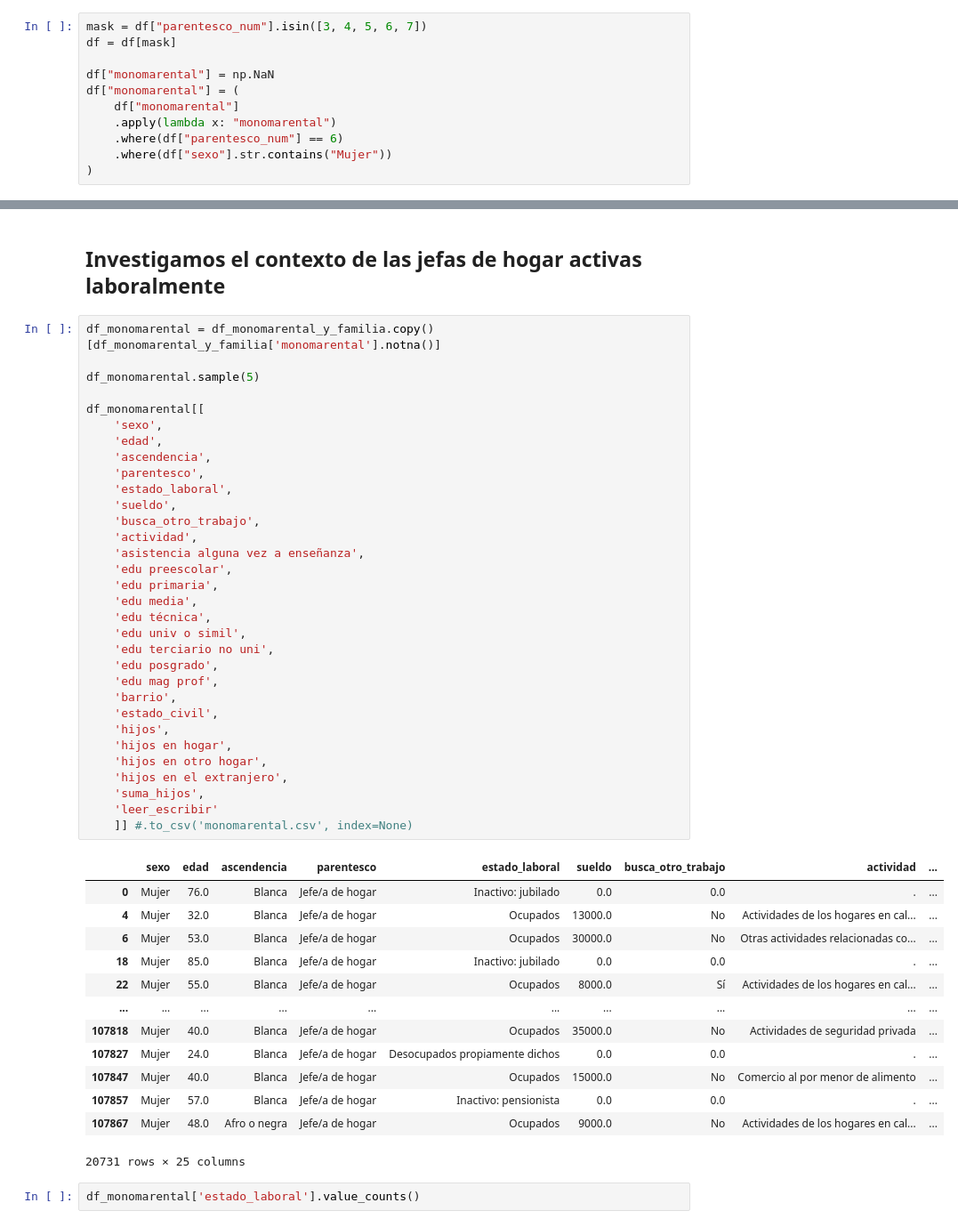
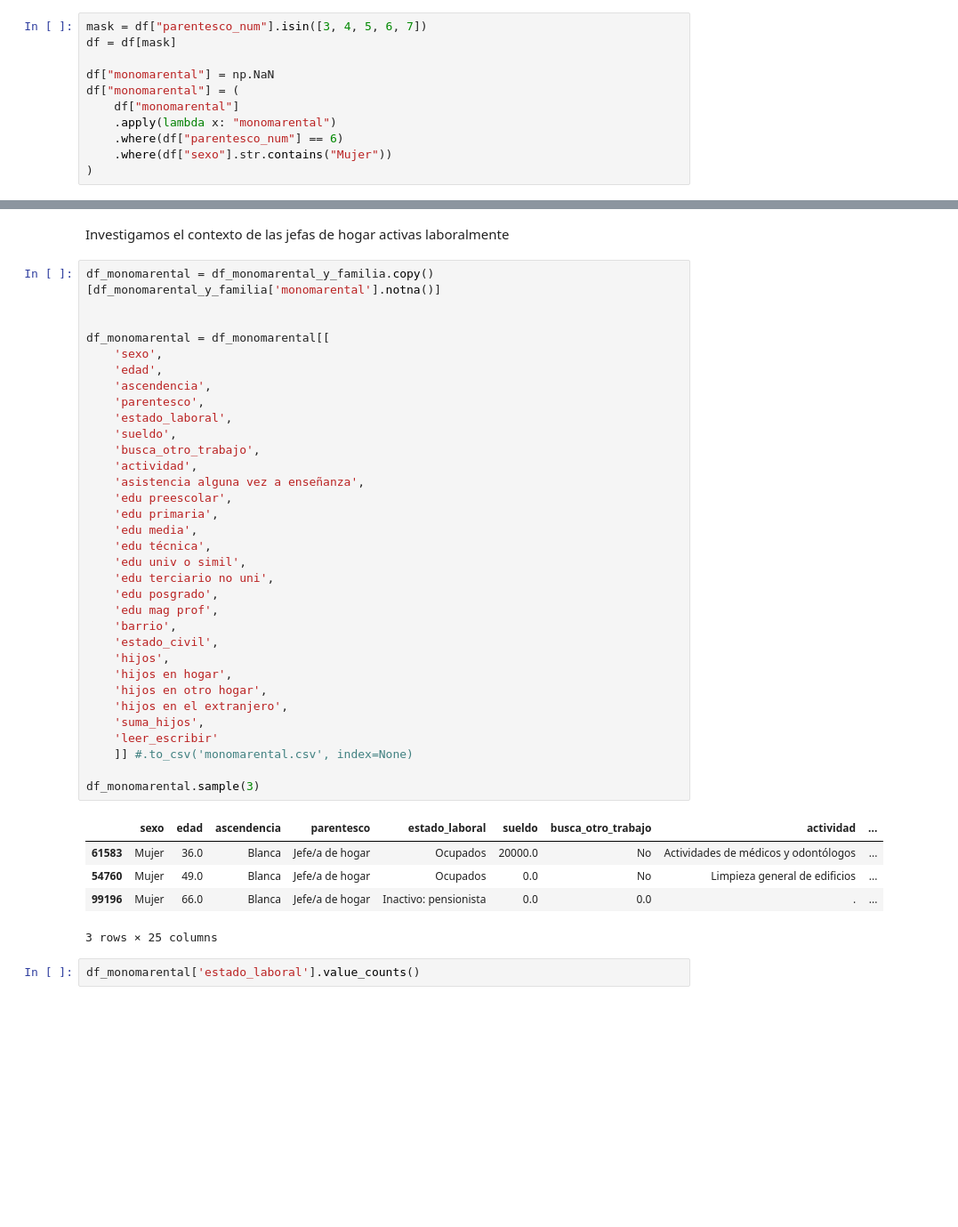
Before and after one commit to anicolon/coder_proyecto, a Jupyter notebook: ECH_2019/primera_entrega_wrangling.ipynb, the cells around one changed output, grey strips where cells are left out. Shown at 89% size. Saved outputs shown, nothing was run; the diff lists cells and outputs as text; blank space fills up the shorter version.

```diff
--- a/ECH_2019/primera_entrega_wrangling.ipynb
+++ b/ECH_2019/primera_entrega_wrangling.ipynb
@@ -343,52 +343,45 @@ df_monomarental_y_familia.sample(5)
 5 rows × 32 columns
 # %% [markdown]
-## Investigamos el contexto de las jefas de hogar activas laboralmente
+Investigamos el contexto de las jefas de hogar activas laboralmente
 # %%
 df_monomarental = df_monomarental_y_familia.copy()[df_monomarental_y_familia['monomarental'].notna()]
 
-df_monomarental.sample(5)
 
-df_monomarental[[
+df_monomarental = df_monomarental[[
     'sexo',
     'edad',
     'ascendencia',
     'parentesco',
     'estado_laboral',
     'sueldo',
     'busca_otro_trabajo',
     'actividad',
     'asistencia alguna vez a enseñanza',
     'edu preescolar',
     'edu primaria',
     'edu media',
     'edu técnica',
     'edu univ o simil',
     'edu terciario no uni',
     'edu posgrado',
     'edu mag prof',
     'barrio',
     'estado_civil',
     'hijos',
     'hijos en hogar',
     'hijos en otro hogar',
     'hijos en el extranjero',
     'suma_hijos',
     'leer_escribir'
     ]] #.to_csv('monomarental.csv', index=None)
+
+df_monomarental.sample(3)
 # %% [output]
 |  | sexo | edad | ascendencia | parentesco | estado_laboral | sueldo | busca_otro_trabajo | actividad | ... |
-| 0 | Mujer | 76.0 | Blanca | Jefe/a de hogar | Inactivo: jubilado | 0.0 | 0.0 | . | ... |
-| 4 | Mujer | 32.0 | Blanca | Jefe/a de hogar | Ocupados | 13000.0 | No | Actividades de los hogares en cal... | ... |
-| 6 | Mujer | 53.0 | Blanca | Jefe/a de hogar | Ocupados | 30000.0 | No | Otras actividades relacionadas co... | ... |
-| 18 | Mujer | 85.0 | Blanca | Jefe/a de hogar | Inactivo: jubilado | 0.0 | 0.0 | . | ... |
-| 22 | Mujer | 55.0 | Blanca | Jefe/a de hogar | Ocupados | 8000.0 | Sí | Actividades de los hogares en cal... | ... |
-| ... | ... | ... | ... | ... | ... | ... | ... | ... | ... |
-| 107818 | Mujer | 40.0 | Blanca | Jefe/a de hogar | Ocupados | 35000.0 | No | Actividades de seguridad privada | ... |
-| 107827 | Mujer | 24.0 | Blanca | Jefe/a de hogar | Desocupados propiamente dichos | 0.0 | 0.0 | . | ... |
-| 107847 | Mujer | 40.0 | Blanca | Jefe/a de hogar | Ocupados | 15000.0 | No | Comercio al por menor de alimento | ... |
-| 107857 | Mujer | 57.0 | Blanca | Jefe/a de hogar | Inactivo: pensionista | 0.0 | 0.0 | . | ... |
-| 107867 | Mujer | 48.0 | Afro o negra | Jefe/a de hogar | Ocupados | 9000.0 | No | Actividades de los hogares en cal... | ... |
+| 61583 | Mujer | 36.0 | Blanca | Jefe/a de hogar | Ocupados | 20000.0 | No | Actividades de médicos y odontólogos | ... |
+| 54760 | Mujer | 49.0 | Blanca | Jefe/a de hogar | Ocupados | 0.0 | No | Limpieza general de edificios | ... |
+| 99196 | Mujer | 66.0 | Blanca | Jefe/a de hogar | Inactivo: pensionista | 0.0 | 0.0 | . | ... |
-20731 rows × 25 columns
+3 rows × 25 columns
 # %%
 df_monomarental['estado_laboral'].value_counts()
 # %% [output]
```
Also changed, not shown: parts of 11 cells of this notebook.
